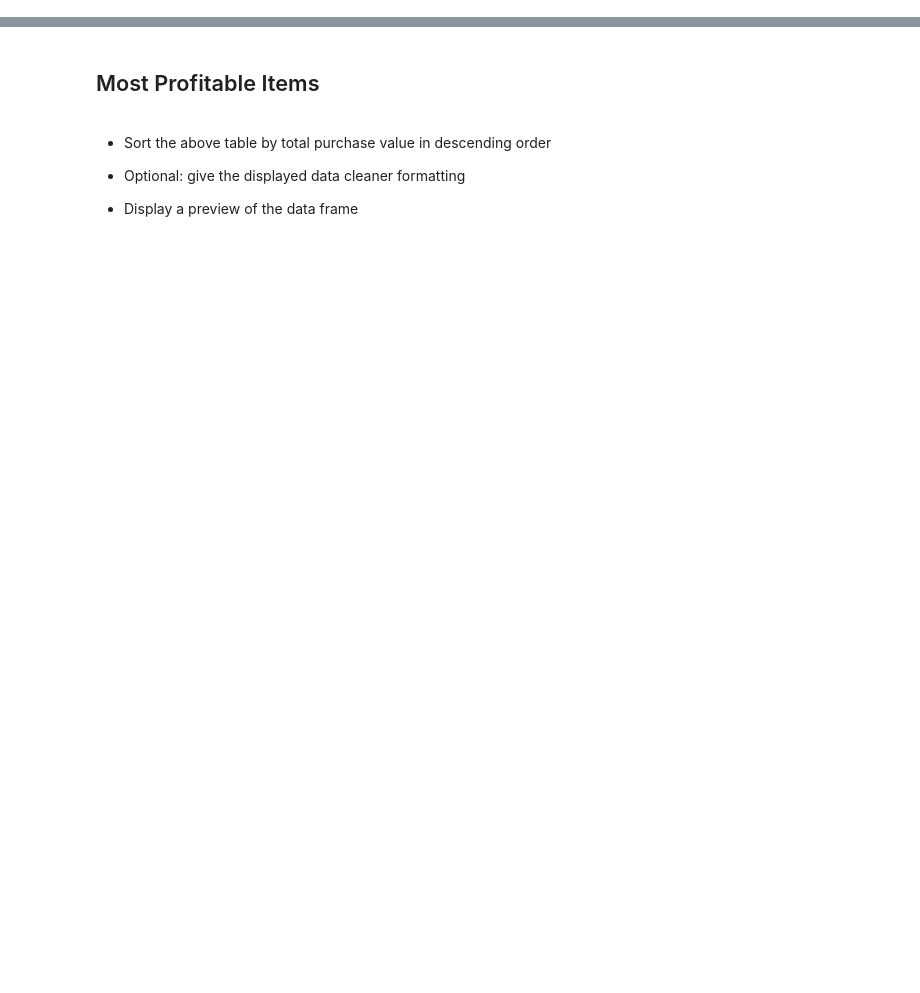
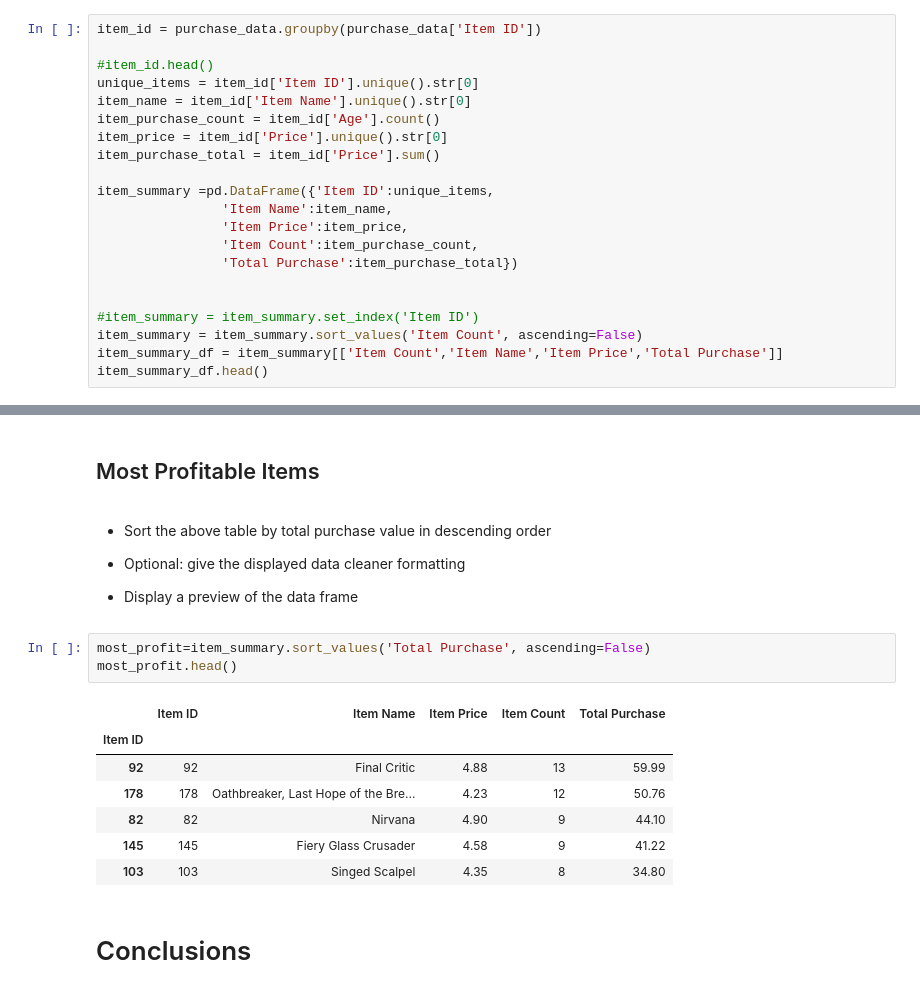
Before and after one commit to atravaglia/pandas-challenge, a Jupyter notebook: HeroesOfPymoli.ipynb, the cells around one changed output, grey strips where cells are left out. Drawn from its saved outputs; the diff is of its cells as text; blank space fills up the shorter version.

```diff
--- a/HeroesOfPymoli.ipynb
+++ b/HeroesOfPymoli.ipynb
@@ -284,3 +367,24 @@ summary_purchasing_analysis
 
 
 * Display a preview of the summary data frame
+# %%
+item_id = purchase_data.groupby(purchase_data['Item ID'])
+
+#item_id.head()
+unique_items = item_id['Item ID'].unique().str[0]
+item_name = item_id['Item Name'].unique().str[0]
+item_purchase_count = item_id['Age'].count()
+item_price = item_id['Price'].unique().str[0]
+item_purchase_total = item_id['Price'].sum()
+
+item_summary =pd.DataFrame({'Item ID':unique_items,
+                'Item Name':item_name,
+                'Item Price':item_price,
+                'Item Count':item_purchase_count,
+                'Total Purchase':item_purchase_total})
+
+
+#item_summary = item_summary.set_index('Item ID')
+item_summary = item_summary.sort_values('Item Count', ascending=False)
+item_summary_df = item_summary[['Item Count','Item Name','Item Price','Total Purchase']]
+item_summary_df.head()
@@ -294,3 +406,16 @@ summary_purchasing_analysis
 
 
 * Display a preview of the data frame
+# %%
+most_profit=item_summary.sort_values('Total Purchase', ascending=False)
+most_profit.head()
+# %% [output]
+|  | Item ID | Item Name | Item Price | Item Count | Total Purchase |
+| Item ID |  |  |  |  |  |
+| 92 | 92 | Final Critic | 4.88 | 13 | 59.99 |
+| 178 | 178 | Oathbreaker, Last Hope of the Bre... | 4.23 | 12 | 50.76 |
+| 82 | 82 | Nirvana | 4.90 | 9 | 44.10 |
+| 145 | 145 | Fiery Glass Crusader | 4.58 | 9 | 41.22 |
+| 103 | 103 | Singed Scalpel | 4.35 | 8 | 34.80 |
+# %% [markdown]
+# Conclusions
```
Also changed, not shown: parts of 5 cells of this notebook, 1 other file.
